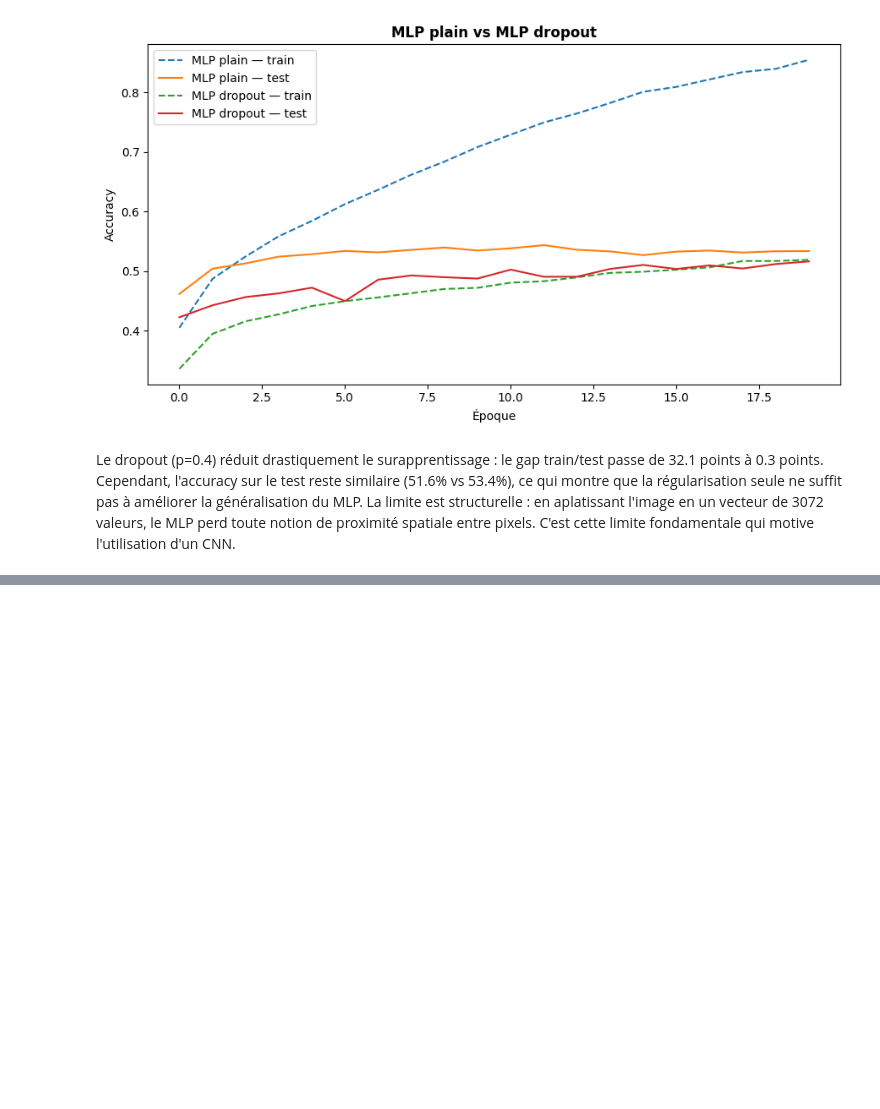
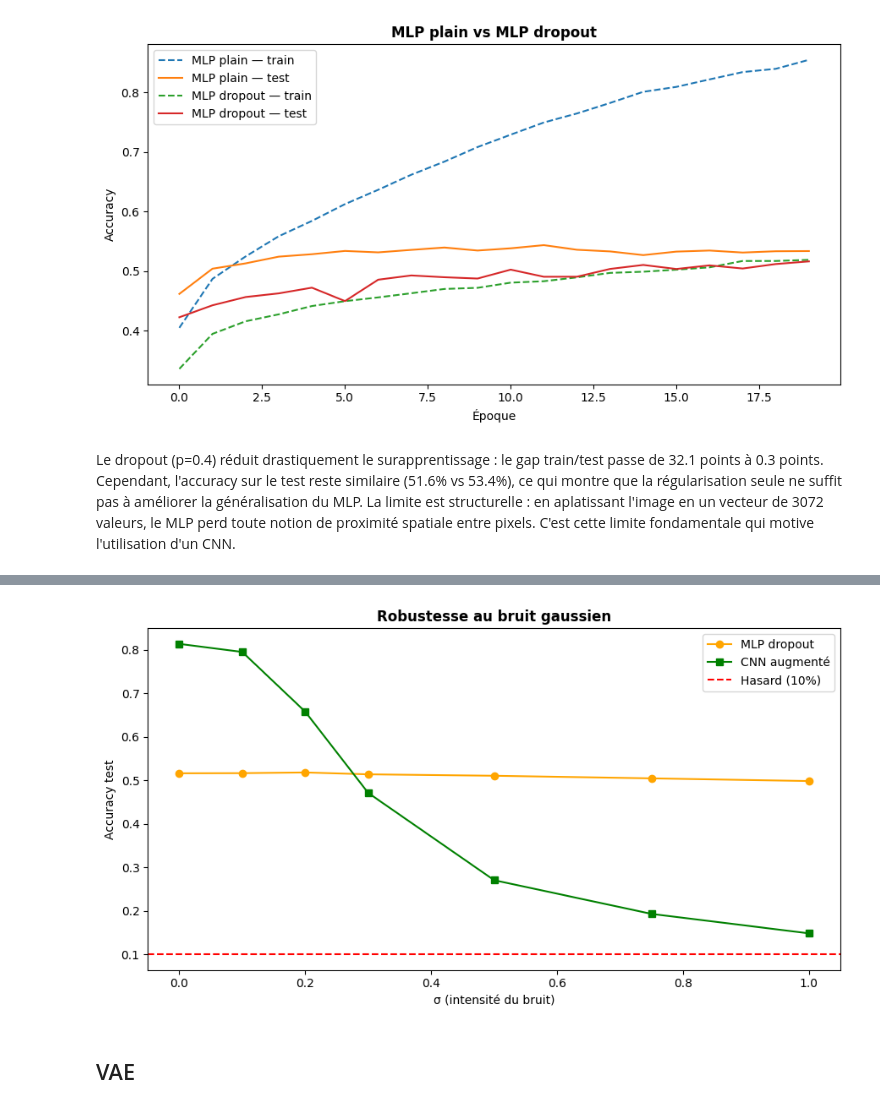
Before and after one commit to Ouma-Souley/DEEP_LEARNING, a Jupyter notebook: projet.ipynb, the cells around one changed output, grey strips where cells are left out. Drawn from its saved outputs; the diff is of its cells as text; code cells hidden in the pictures; blank space fills up the shorter version.

```diff
--- a/projet.ipynb
+++ b/projet.ipynb
@@ -344,0 +599,6 @@ Le dropout (p=0.4) réduit drastiquement le surapprentissage : le gap train/test
+# %%
+print("=== MLP dropout ===")
+acc_mlp = tester_robustesse(mlp_drop, test_loader, sigmas)
+
+print("\n=== CNN augmenté ===")
+acc_cnn = tester_robustesse(cnn_aug, test_loader, sigmas)
@@ -344,0 +623,18 @@ Le dropout (p=0.4) réduit drastiquement le surapprentissage : le gap train/test
+# %%
+fig, ax = plt.subplots(figsize=(9, 5))
+
+ax.plot(sigmas, acc_mlp, 'o-', label='MLP dropout', color='orange')
+ax.plot(sigmas, acc_cnn, 's-', label='CNN augmenté', color='green')
+ax.axhline(y=0.1, color='red', linestyle='--', label='Hasard (10%)')
+
+ax.set_title('Robustesse au bruit gaussien', fontweight='bold')
+ax.set_xlabel('σ (intensité du bruit)')
+ax.set_ylabel('Accuracy test')
+ax.legend()
+plt.tight_layout()
+plt.savefig('fig_robustesse.png', dpi=150)
+plt.show()
+# %% [output]
+[figure, added]
+# %% [markdown]
+## VAE
```
Also changed, not shown: parts of 24 cells of this notebook, 7 other files.
